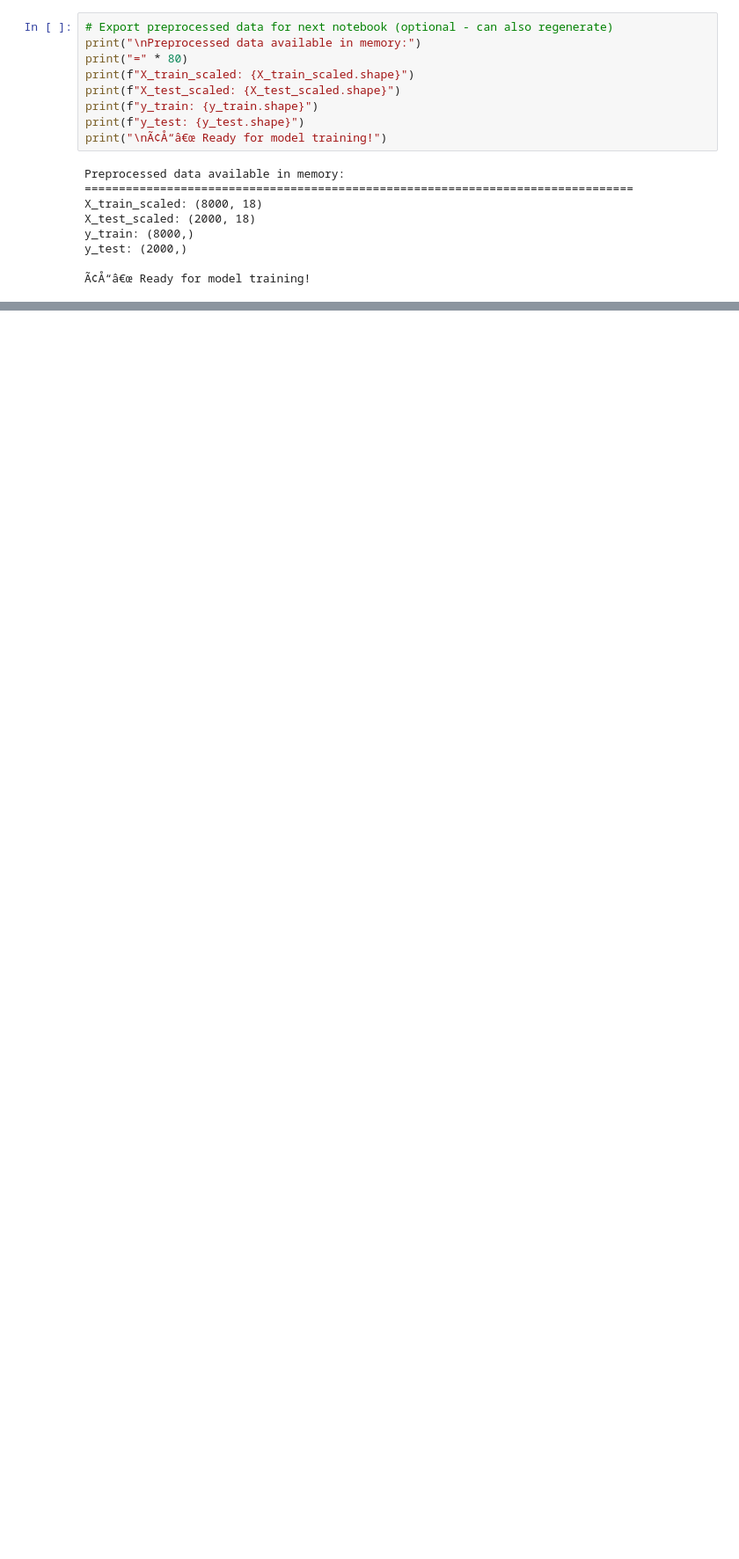
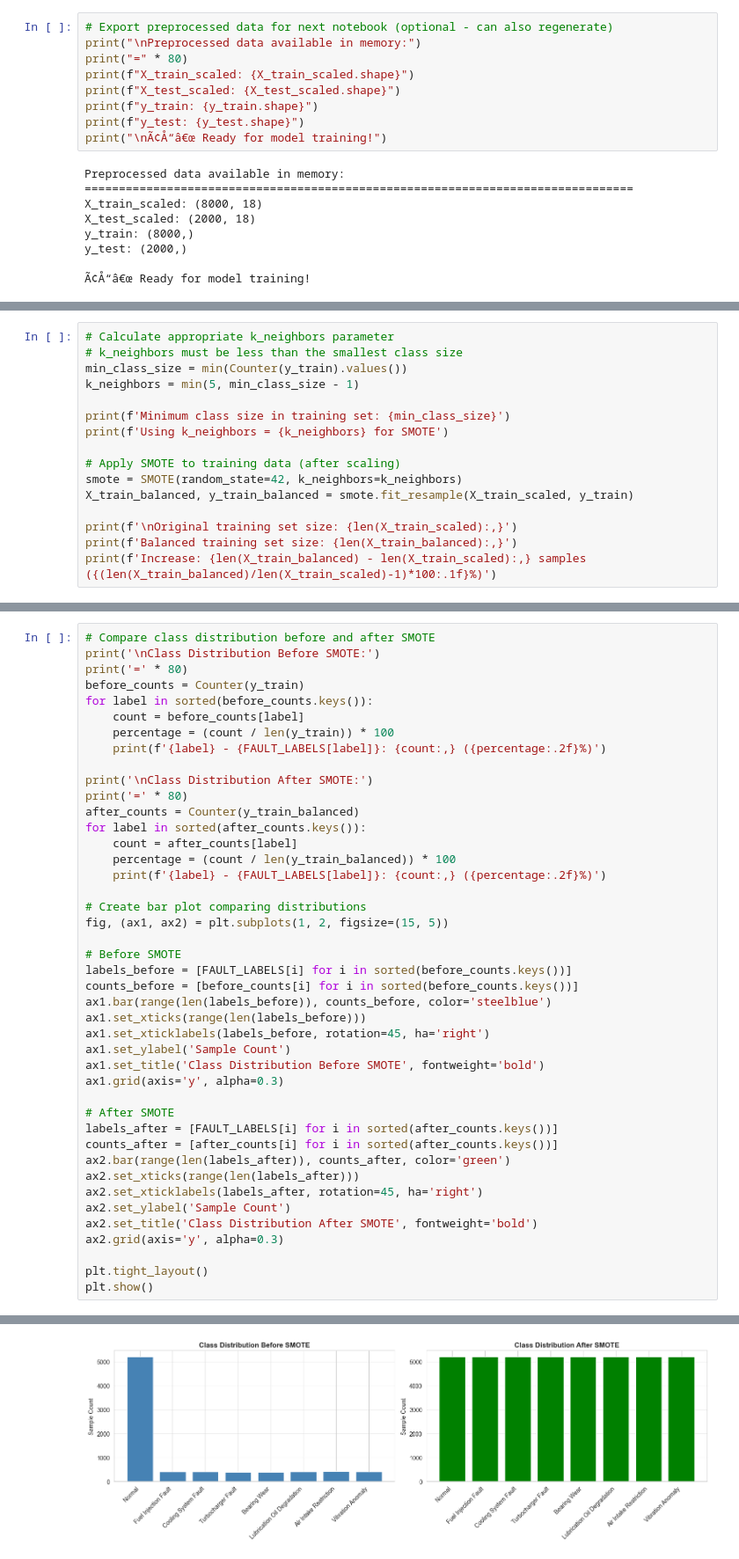
Before and after one commit to MrNahadi/AIMS, a Jupyter notebook: notebooks/02_Feature_Engineering_Preprocessing.ipynb, the cells around one changed output, grey strips where cells are left out. Shown at 88% size. Saved outputs shown, nothing was run; the diff lists cells and outputs as text; blank space fills up the shorter version.

```diff
--- a/notebooks/02_Feature_Engineering_Preprocessing.ipynb
+++ b/notebooks/02_Feature_Engineering_Preprocessing.ipynb
@@ -463,0 +489,16 @@ y_test: (2000,)
+# %%
+# Calculate appropriate k_neighbors parameter
+# k_neighbors must be less than the smallest class size
+min_class_size = min(Counter(y_train).values())
+k_neighbors = min(5, min_class_size - 1)
+
+print(f'Minimum class size in training set: {min_class_size}')
+print(f'Using k_neighbors = {k_neighbors} for SMOTE')
+
+# Apply SMOTE to training data (after scaling)
+smote = SMOTE(random_state=42, k_neighbors=k_neighbors)
+X_train_balanced, y_train_balanced = smote.fit_resample(X_train_scaled, y_train)
+
+print(f'\nOriginal training set size: {len(X_train_scaled):,}')
+print(f'Balanced training set size: {len(X_train_balanced):,}')
+print(f'Increase: {len(X_train_balanced) - len(X_train_scaled):,} samples ({(len(X_train_balanced)/len(X_train_scaled)-1)*100:.1f}%)')
@@ -463,0 +512,44 @@ y_test: (2000,)
+# %%
+# Compare class distribution before and after SMOTE
+print('\nClass Distribution Before SMOTE:')
+print('=' * 80)
+before_counts = Counter(y_train)
+for label in sorted(before_counts.keys()):
+    count = before_counts[label]
+    percentage = (count / len(y_train)) * 100
+    print(f'{label} - {FAULT_LABELS[label]}: {count:,} ({percentage:.2f}%)')
+
+print('\nClass Distribution After SMOTE:')
+print('=' * 80)
+after_counts = Counter(y_train_balanced)
+for label in sorted(after_counts.keys()):
+    count = after_counts[label]
+    percentage = (count / len(y_train_balanced)) * 100
+    print(f'{label} - {FAULT_LABELS[label]}: {count:,} ({percentage:.2f}%)')
+
+# Create bar plot comparing distributions
+fig, (ax1, ax2) = plt.subplots(1, 2, figsize=(15, 5))
+
+# Before SMOTE
+labels_before = [FAULT_LABELS[i] for i in sorted(before_counts.keys())]
+counts_before = [before_counts[i] for i in sorted(before_counts.keys())]
+ax1.bar(range(len(labels_before)), counts_before, color='steelblue')
+ax1.set_xticks(range(len(labels_before)))
+ax1.set_xticklabels(labels_before, rotation=45, ha='right')
+ax1.set_ylabel('Sample Count')
+ax1.set_title('Class Distribution Before SMOTE', fontweight='bold')
+ax1.grid(axis='y', alpha=0.3)
+
+# After SMOTE
+labels_after = [FAULT_LABELS[i] for i in sorted(after_counts.keys())]
+counts_after = [after_counts[i] for i in sorted(after_counts.keys())]
+ax2.bar(range(len(labels_after)), counts_after, color='green')
+ax2.set_xticks(range(len(labels_after)))
+ax2.set_xticklabels(labels_after, rotation=45, ha='right')
+ax2.set_ylabel('Sample Count')
+ax2.set_title('Class Distribution After SMOTE', fontweight='bold')
+ax2.grid(axis='y', alpha=0.3)
+
+plt.tight_layout()
+plt.show()
+# %% [output]
@@ -463,0 +573 @@ y_test: (2000,)
+[figure, added]
```
Also changed, not shown: parts of 13 cells of this notebook, 23 other files.
